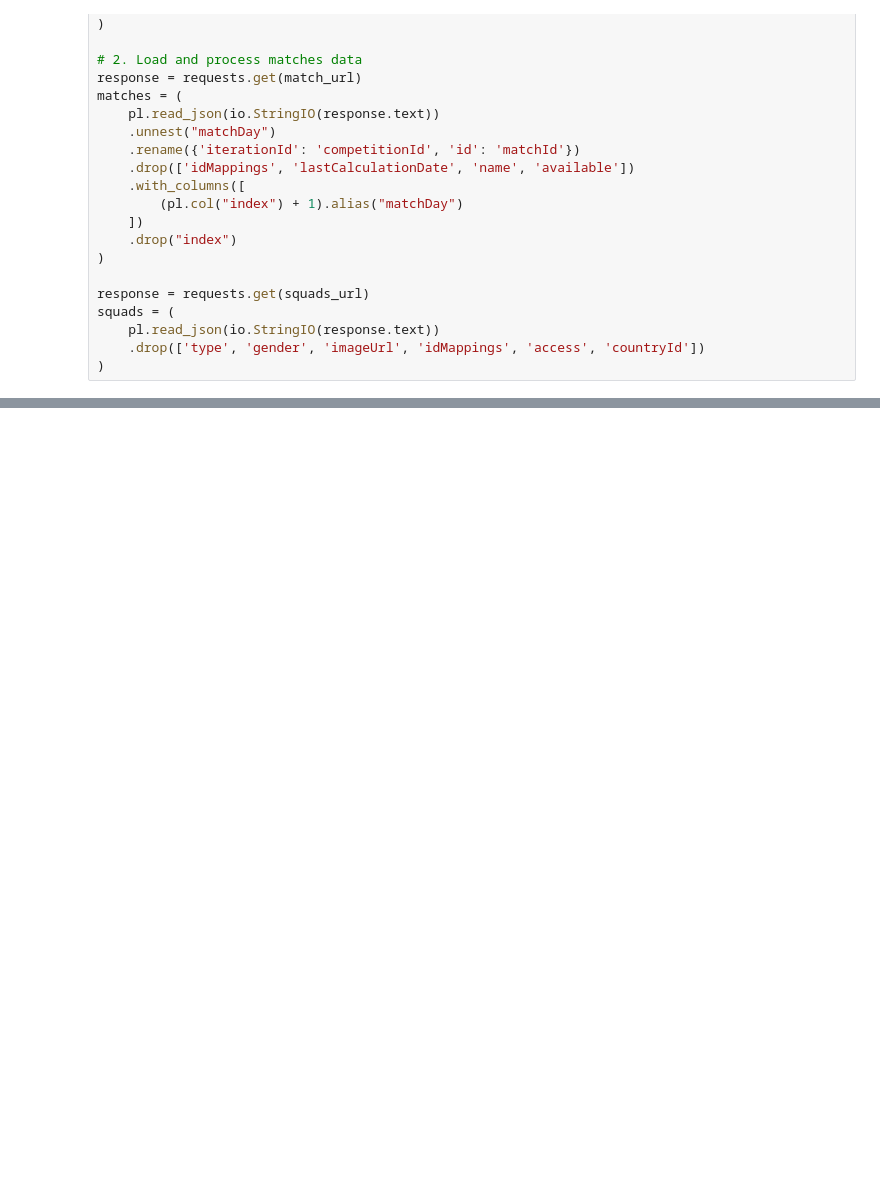
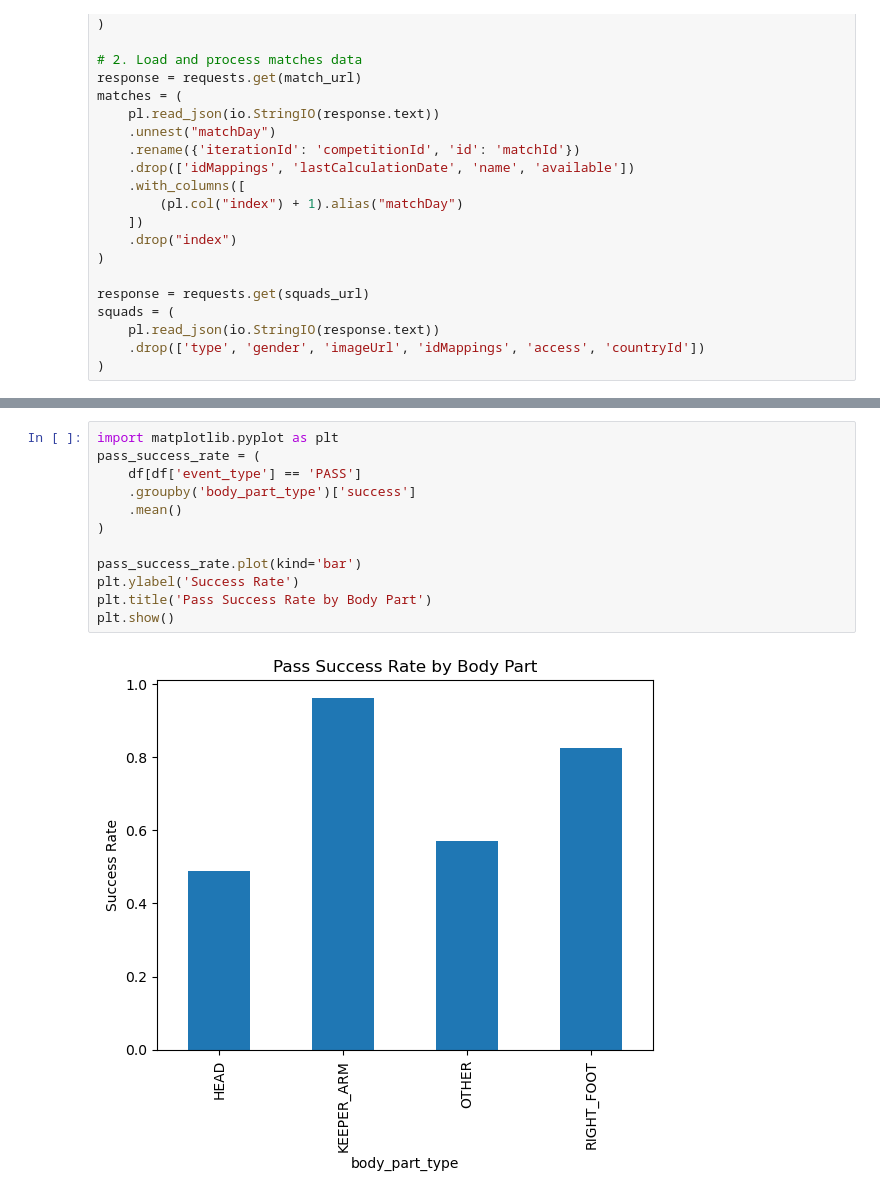
Before and after one commit to jadenh3/SoccerImpectHackathon, a Jupyter notebook: player_analysis.ipynb, the cells around one changed output, grey strips where cells are left out. Saved outputs shown, nothing was run; the diff lists cells and outputs as text; blank space fills up the shorter version.

```diff
--- a/player_analysis.ipynb
+++ b/player_analysis.ipynb
@@ -100,0 +102,14 @@ df.head()
+# %%
+import matplotlib.pyplot as plt
+pass_success_rate = (
+    df[df['event_type'] == 'PASS']
+    .groupby('body_part_type')['success']
+    .mean()
+)
+
+pass_success_rate.plot(kind='bar')
+plt.ylabel('Success Rate')
+plt.title('Pass Success Rate by Body Part')
+plt.show()
+# %% [output]
+[figure, added]
```
Also changed, not shown: parts of 4 cells of this notebook.
